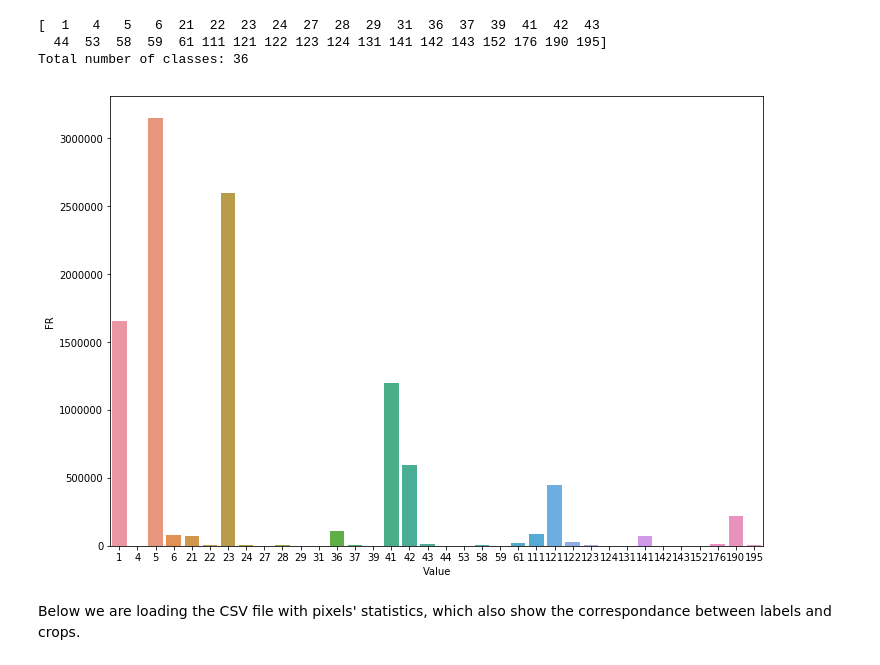
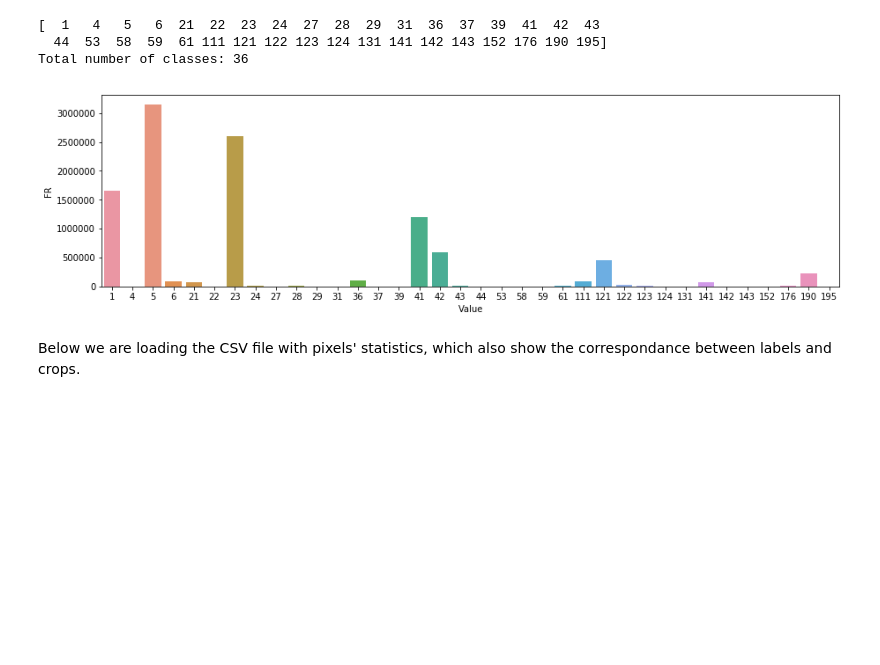
Before and after one commit to mosin26/agriculture, a Jupyter notebook: minnesota.ipynb, the cells around one changed output. Saved outputs shown, nothing was run; the diff lists cells and outputs as text; code cells hidden in the pictures; blank space fills up the shorter version.

```diff
--- a/minnesota.ipynb
+++ b/minnesota.ipynb
@@ -78,11 +78,12 @@ Total number of classes: 36
 # %%
 df = pd.DataFrame(data=labels,columns=["Value"])
 df["FR"] = [len(np.where(crops==i)[0]) for i in labels]
-plt.figure().set_size_inches(11.7, 8.27)
+plt.figure(figsize=(15,4))
+# plt.figure().set_size_inches(11.7, 8.27)
 sns.barplot(x="Value",y="FR",data=df)
 plt.show()
 # %% [output]
-[figure, old version]
+[figure, new version]
 # %% [markdown]
 Below we are loading the CSV file with pixels' statistics, which also show the correspondance between labels and crops.
 # %%
```
Also changed, not shown: parts of 7 cells of this notebook, 1 other file.
